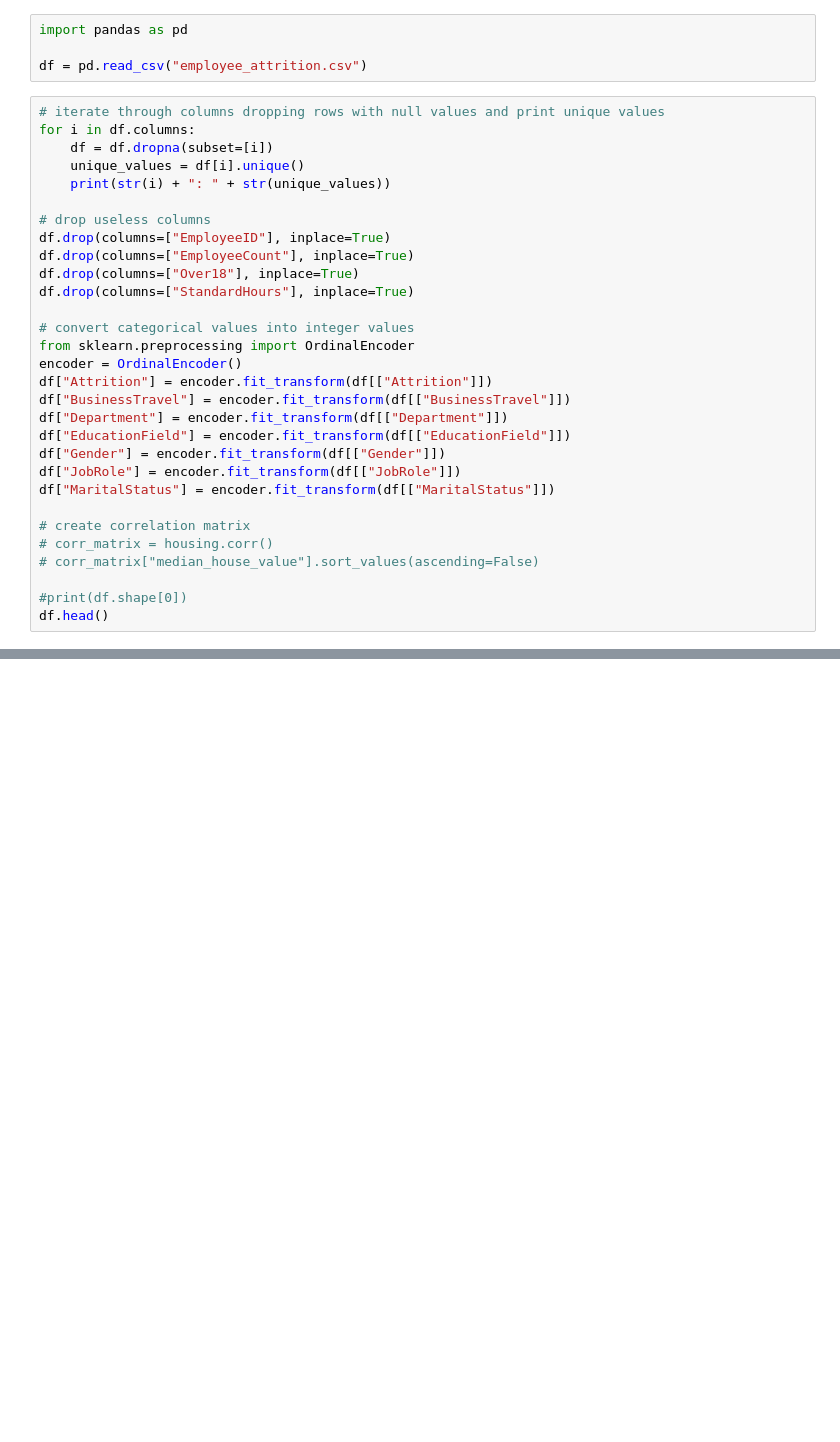
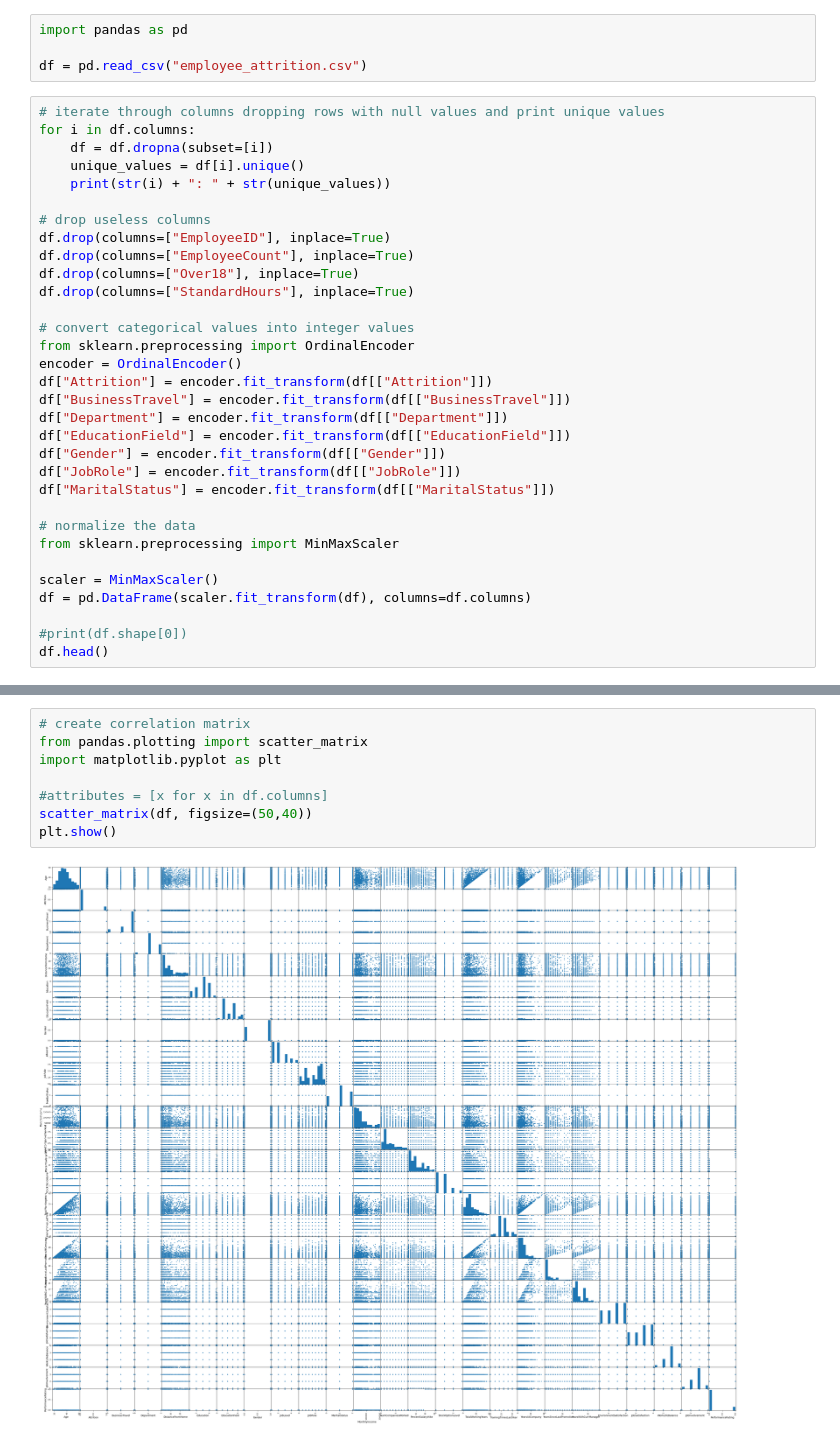
Before and after one commit to bellh14/AIMProjectF2023, a Jupyter notebook: PlansandResearch/DataCollection/data_cleaning.ipynb, the cells around one changed output, grey strips where cells are left out. Cells and saved outputs as stored; diff of their text form; blank space fills up the shorter version.

```diff
--- a/PlansandResearch/DataCollection/data_cleaning.ipynb
+++ b/PlansandResearch/DataCollection/data_cleaning.ipynb
@@ -26,9 +26,11 @@ df["Gender"] = encoder.fit_transform(df[["Gender"]])
 df["JobRole"] = encoder.fit_transform(df[["JobRole"]])
 df["MaritalStatus"] = encoder.fit_transform(df[["MaritalStatus"]])
 
-# create correlation matrix
-# corr_matrix = housing.corr()
-# corr_matrix["median_house_value"].sort_values(ascending=False)
+# normalize the data
+from sklearn.preprocessing import MinMaxScaler
+
+scaler = MinMaxScaler()
+df = pd.DataFrame(scaler.fit_transform(df), columns=df.columns)
 
 #print(df.shape[0])
 df.head()
@@ -38,0 +83,10 @@ corr_matrix
+# %%
+# create correlation matrix
+from pandas.plotting import scatter_matrix
+import matplotlib.pyplot as plt
+
+#attributes = [x for x in df.columns]
+scatter_matrix(df, figsize=(50,40))
+plt.show()
+# %% [output]
+[figure, added]
```
Also changed, not shown: parts of 3 cells of this notebook.
